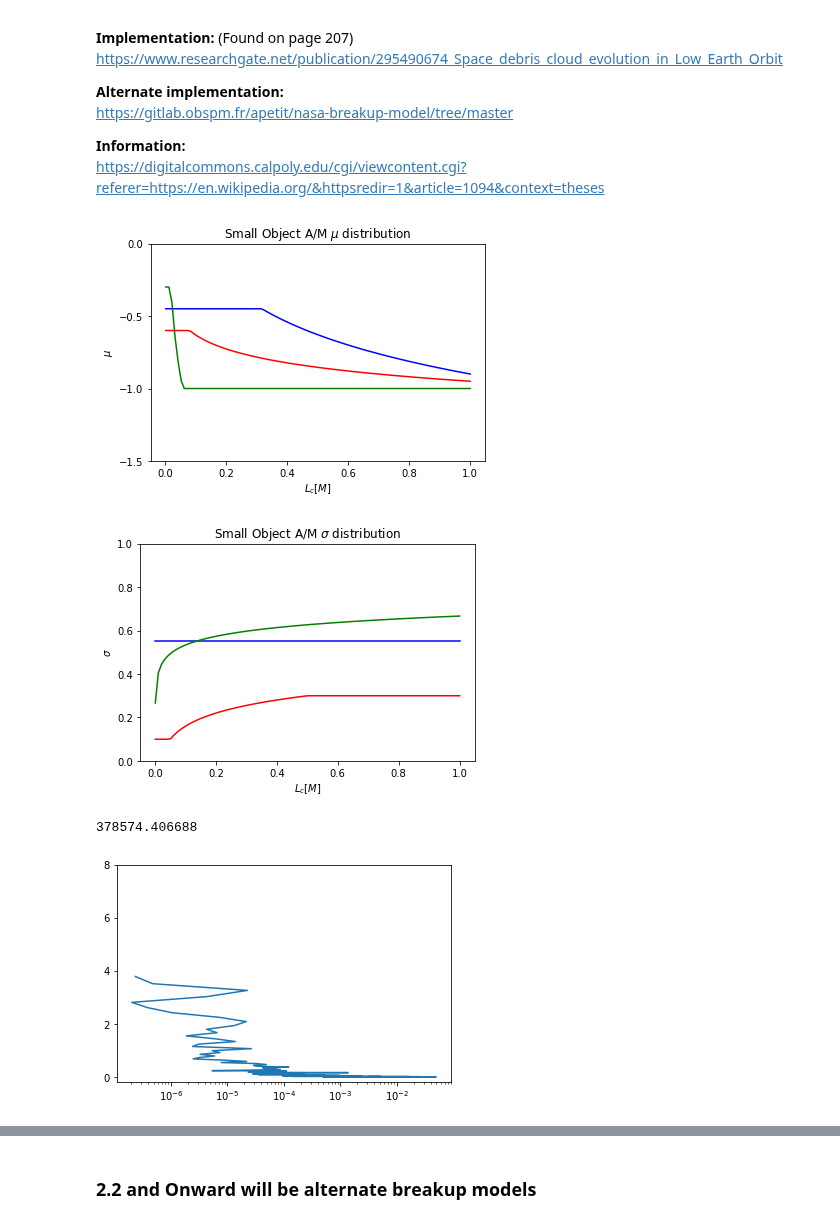
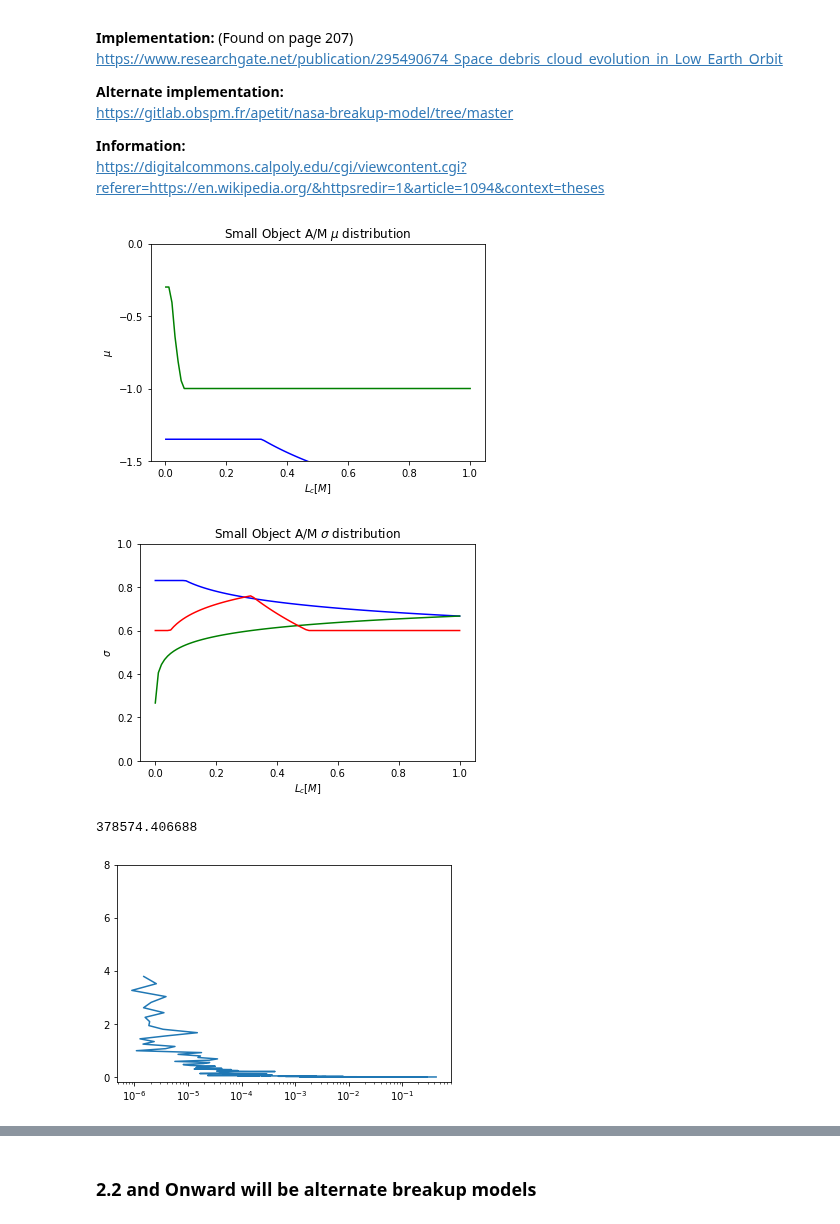
Before and after one commit to ReeceHumphreys/ODAP, a Jupyter notebook: Kessler.ipynb, the cells around one changed output, grey strips where cells are left out. Saved outputs shown, nothing was run; the diff lists cells and outputs as text; code cells hidden in the pictures.

```diff
--- a/Kessler.ipynb
+++ b/Kessler.ipynb
@@ -234,6 +234,7 @@ https://gitlab.obspm.fr/apetit/nasa-breakup-model/tree/master
 https://digitalcommons.calpoly.edu/cgi/viewcontent.cgi?referer=https://en.wikipedia.org/&httpsredir=1&article=1094&context=theses
 # %%
 from enum import Enum     # for enum34, or the stdlib version
+from scipy.stats import norm
 # from aenum import Enum  # for the aenum version
 debris_category = Enum('Category', 'rb sc soc')
 
@@ -283,7 +284,7 @@ def mean_AM(lambda_c, debris_type):
             mean_am_1 = -0.3 - (1.4*(lambda_c + 1.75))
         else:
             mean_am_1 = -1.0
-        return (mean_am_1, mean_am_1)
+        return (mean_am_1, 0)
 
     if debris_type == debris_category.rb:
         return RB_mean_AM(lambda_c)
@@ -331,7 +332,7 @@ def std_dev_AM(lambda_c, debris_type):
             std_dev_1 =  0.2
         else:
             std_dev_1 = 0.2 + (0.1333*(lambda_c + 3.5))
-        return (std_dev_1, std_dev_1)
+        return (std_dev_1, 0)
 
     if debris_type == debris_category.rb:
         return RB_std_dev_AM(lambda_c)
@@ -390,10 +391,12 @@ def distribution_AM(lambda_c, debris_type):
     mean = mean_AM(lambda_c, debris_type)
 
     if debris_type == debris_category.rb or debris_type == debris_category.sc:
-        return (alpha * np.random.normal(mean[0], std_dev[0])) + ((1- alpha) * np.random.normal(mean[1], std_dev[1]))
+        distribution = (alpha * norm(loc= mean[0],scale= std_dev[0])) + ((1-alpha)* norm(loc= mean[1],scale= std_dev[1]))
+        #return (alpha * np.random.normal(mean[0], std_dev[0])) + ((1- alpha) * np.random.normal(mean[1], std_dev[1]))
+        return distribution.rvs(1)[0]
     else:
-        print("SOC")
-        return np.random.normal(mean[0], std_dev[0])
+        distribution = norm(loc= mean[0],scale= std_dev[0])
+        return distribution.rvs(1)[0]
 
 
 # END DISTRIBUTION DEF
@@ -428,7 +431,7 @@ colors = {
 for i in range(len(categories)):
     category = categories[i]
     mu = np.array([mean_AM(lam_c, category) for lam_c in lambda_c])
-    plt.plot(L_c, mu[:, 0], color=colors[category])
+    plt.plot(L_c, np.sum(mu,axis=1), color=colors[category])
 
 plt.ylim(-1.5, 0)
 plt.yticks(np.arange(-1.5, 0.5, 0.5))
@@ -440,8 +443,8 @@ plt.show()
 
 for i in range(len(categories)):
     category = categories[i]
-    mu = np.array([std_dev_AM(lam_c, category) for lam_c in lambda_c])
-    plt.plot(L_c, mu[:, 0], color=colors[category])
+    std = np.array([std_dev_AM(lam_c, category) for lam_c in lambda_c])
+    plt.plot(L_c, np.sum(std,axis=1), color=colors[category])
 plt.yticks(np.arange(0, 1.2, 0.2))
 plt.xticks(np.arange(0, 1.2, 0.2))
 plt.ylabel("$\sigma$")
@@ -487,8 +490,8 @@ plt.show()
 
 # # print(0.001 > 0.00316227766)
 # %% [output]
-[figure, old version]
+[figure, new version]
-[figure, old version]
+[figure, new version]
 # %%
 x = (number_fragments(10**-3, 1000, 10, 10, True, debris_category.rb))
 print(x)
@@ -497,14 +500,15 @@ print(x)
 # %%
 import numpy as np
 
 bins = np.geomspace(0.001, 0.1, 100) # fragments
-fragments = [number_fragments(b, 1000, 10, 10, True, debris_category.rb) / 10**5 for b in bins ]
-areas = [avg_area(b) for b in bins]
-AM = [10**distribution_AM(np.log10(b), debris_category.rb) for b in bins]
-masses = [ areas[i] / AM[i] for i in range(len(bins))]
-plt.plot(masses, fragments)
+fragments = [number_fragments(b, 1000, 10, 10, True, debris_category.soc) / 10**5 for b in bins ]
+areas = np.array([avg_area(b) for b in bins])
+
+AM = np.array([(10**distribution_AM(np.log10(b), debris_category.soc)) for b in bins])
+M = (areas/AM ).tolist()
+plt.plot(M, fragments)
 plt.gca().set_xscale("log")
 plt.yticks([0,2,4,6,8])
 plt.show()
 # %% [output]
-[figure, old version]
+[figure, new version]
```
Also changed, not shown: parts of 1 cell of this notebook, 1 other file.
